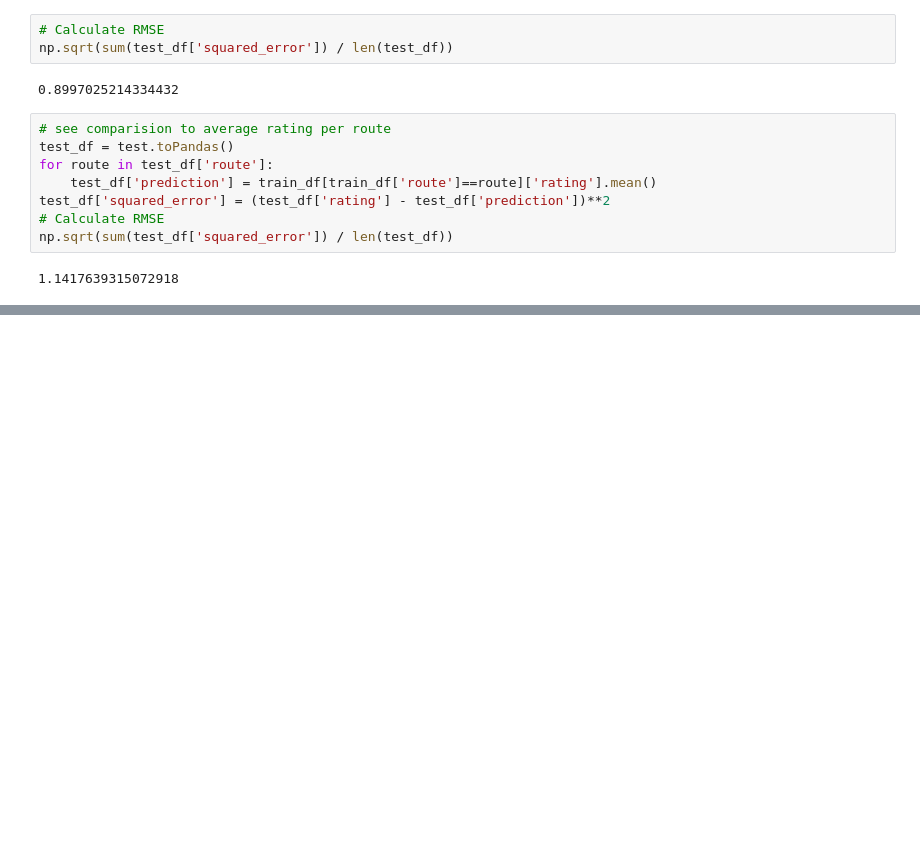
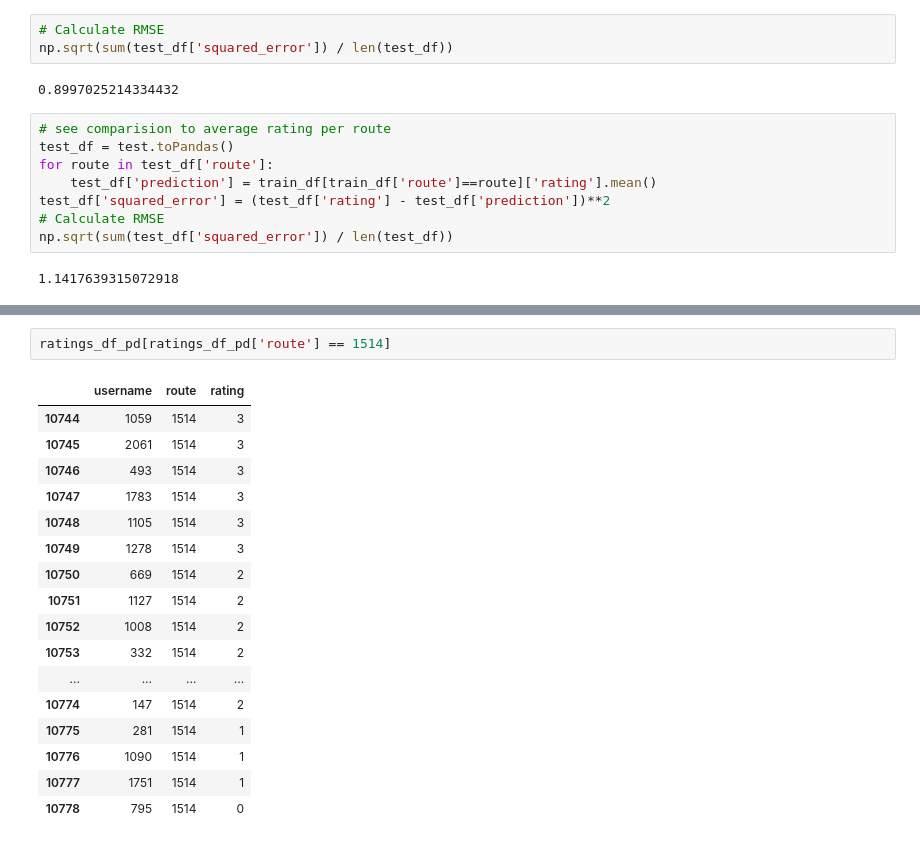
Before and after one commit to davidblaszka/redpointer, a Jupyter notebook: src/als_model.ipynb, the cells around one changed output, grey strips where cells are left out. Saved outputs shown, nothing was run; the diff lists cells and outputs as text; blank space fills up the shorter version.

```diff
--- a/src/als_model.ipynb
+++ b/src/als_model.ipynb
@@ -222,0 +299,20 @@ ValueError: zero-size array to reduction operation minimum which has no identity
+# %%
+ratings_df_pd[ratings_df_pd['route'] == 1514]
+# %% [output]
+|  | username | route | rating |
+| 10744 | 1059 | 1514 | 3 |
+| 10745 | 2061 | 1514 | 3 |
+| 10746 | 493 | 1514 | 3 |
+| 10747 | 1783 | 1514 | 3 |
+| 10748 | 1105 | 1514 | 3 |
+| 10749 | 1278 | 1514 | 3 |
+| 10750 | 669 | 1514 | 2 |
+| 10751 | 1127 | 1514 | 2 |
+| 10752 | 1008 | 1514 | 2 |
+| 10753 | 332 | 1514 | 2 |
+| ... | ... | ... | ... |
+| 10774 | 147 | 1514 | 2 |
+| 10775 | 281 | 1514 | 1 |
+| 10776 | 1090 | 1514 | 1 |
+| 10777 | 1751 | 1514 | 1 |
+| 10778 | 795 | 1514 | 0 |
```
Also changed, not shown: parts of 9 cells of this notebook, 2 other files.
